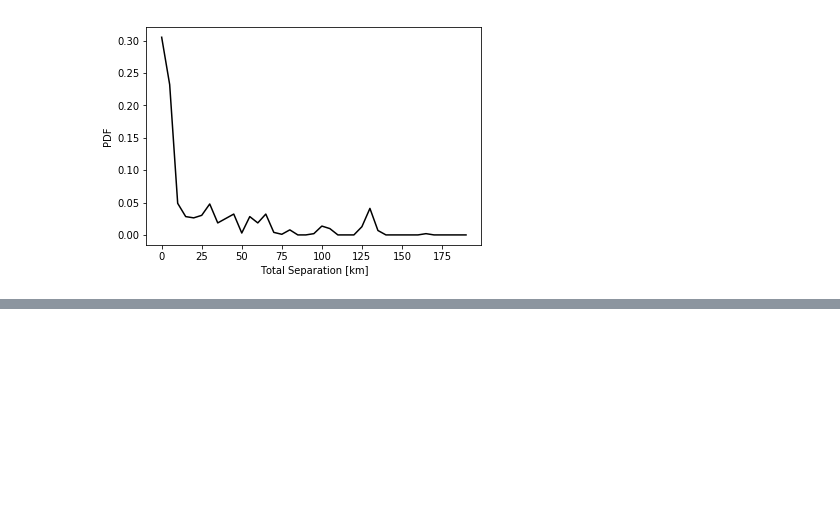
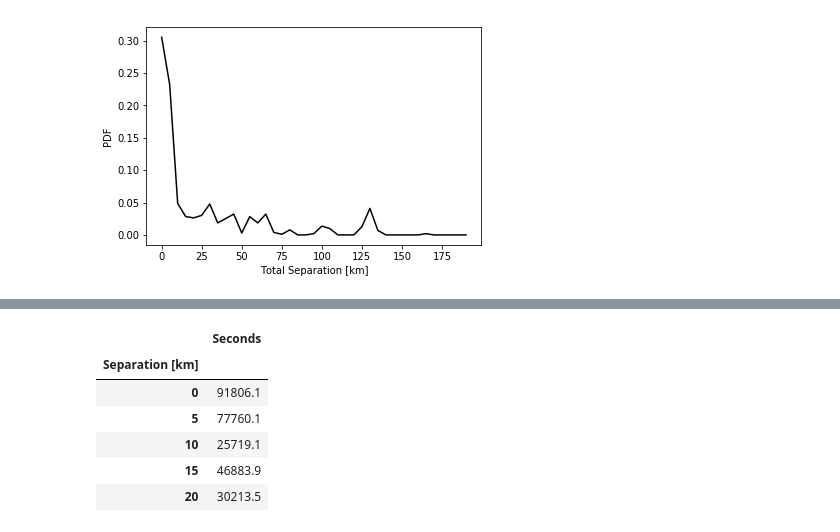
Before and after one commit to mshumko/ac6_microburst_scale_sizes, a Jupyter notebook: stats/Microburst_CDF.ipynb, the cells around one changed output, grey strips where cells are left out. Cells and saved outputs as stored; diff of their text form; code cells hidden in the pictures; blank space fills up the shorter version.

```diff
--- a/stats/Microburst_CDF.ipynb
+++ b/stats/Microburst_CDF.ipynb
@@ -132,0 +151,10 @@ if WRITE_CDF_TO_FILE:
+# %%
+E.head()
+# %% [output]
+|  | Seconds |
+| Separation [km] |  |
+| 0 | 91806.1 |
+| 5 | 77760.1 |
+| 10 | 25719.1 |
+| 15 | 46883.9 |
+| 20 | 30213.5 |
```
Also changed, not shown: parts of 14 cells of this notebook.
